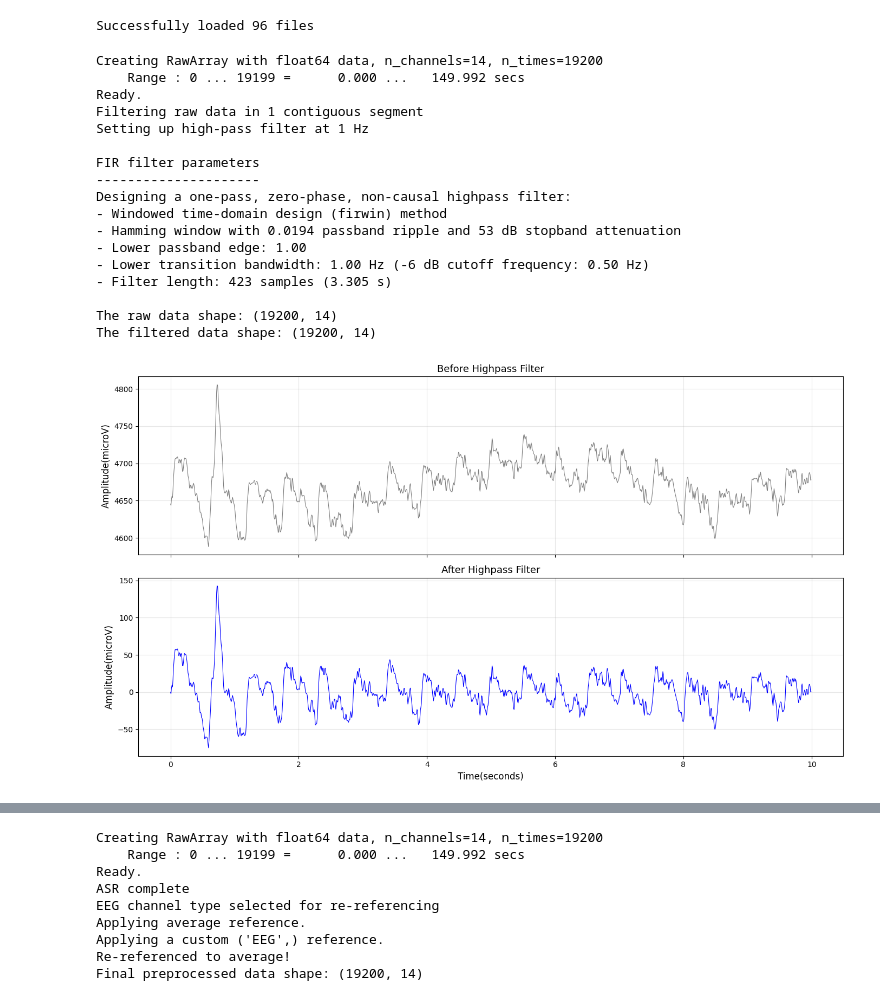
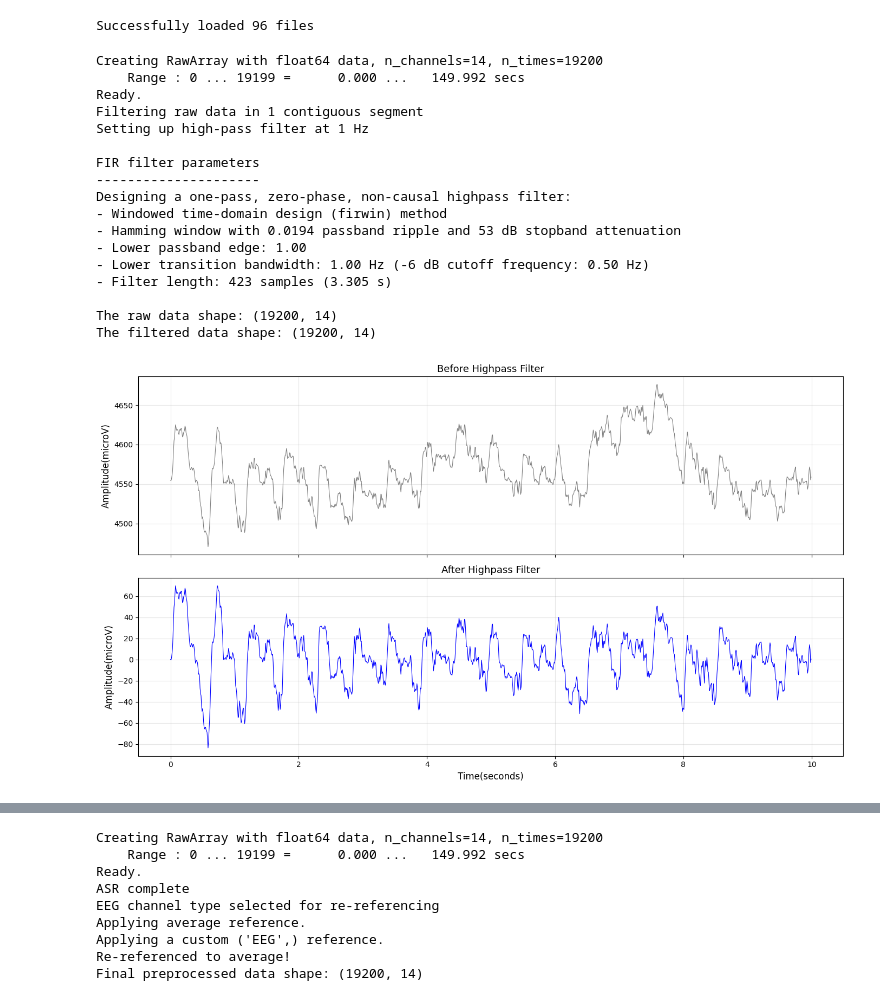
Before and after one commit to Folasewa/EEG-Based_Mental_Workload_Classifier, a Jupyter notebook: notebooks/preprocessing.ipynb, the cells around one changed output, grey strips where cells are left out. Saved outputs shown, nothing was run; the diff lists cells and outputs as text; code cells hidden in the pictures.

```diff
--- a/notebooks/preprocessing.ipynb
+++ b/notebooks/preprocessing.ipynb
@@ -71,37 +71,37 @@ time = np.arange(samples)/sampling_frequency
 fig, axes = plt.subplots(2, 1, figsize=(14,8), sharex=True)
 
 #before plotting
-axes[0].plot(time, sub01_lo[:samples, 0], linewidth=0.8, color='gray')
+axes[0].plot(time, sub01_lo[:samples, 2], linewidth=0.8, color='gray')
 axes[0].set_ylabel("Amplitude(microV)", fontsize=12)
 axes[0].set_title("Before Highpass Filter", fontsize=13)
 axes[0].grid(alpha=0.3)
 
-axes[1].plot(time, filtered_sub01[:samples, 0], linewidth=0.8, color='blue')
+axes[1].plot(time, filtered_sub01[:samples, 2], linewidth=0.8, color='blue')
 axes[1].set_ylabel("Amplitude(microV)", fontsize=12)
 axes[1].set_xlabel("Time(seconds)", fontsize=12)
 axes[1].set_title("After Highpass Filter", fontsize=13)
 axes[1].grid(alpha=0.3)
 plt.tight_layout()
 plt.show()
 # %% [output]
 Creating RawArray with float64 data, n_channels=14, n_times=19200
     Range : 0 ... 19199 =      0.000 ...   149.992 secs
 Ready.
 Filtering raw data in 1 contiguous segment
 Setting up high-pass filter at 1 Hz
 
 FIR filter parameters
 ---------------------
 Designing a one-pass, zero-phase, non-causal highpass filter:
 - Windowed time-domain design (firwin) method
 - Hamming window with 0.0194 passband ripple and 53 dB stopband attenuation
 - Lower passband edge: 1.00
 - Lower transition bandwidth: 1.00 Hz (-6 dB cutoff frequency: 0.50 Hz)
 - Filter length: 423 samples (3.305 s)
 
 The raw data shape: (19200, 14)
 The filtered data shape: (19200, 14)
-[figure, old version]
+[figure, new version]
 # %%
 #step2: Remove line noise
 #note that electrical line noise is 50hz for Europe and 60Hz for US
```
Also changed, not shown: parts of 2 cells of this notebook, 1 other file.
